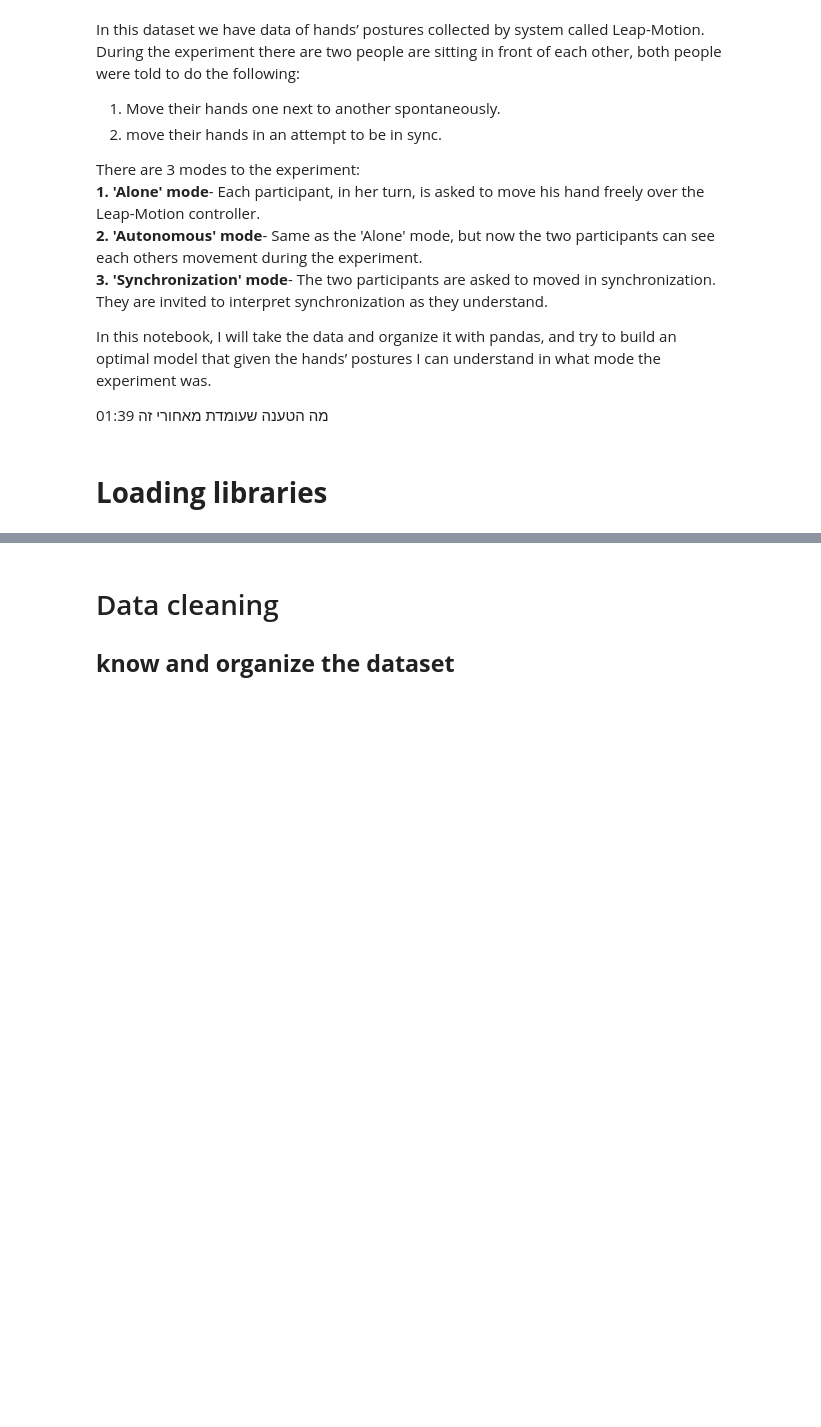
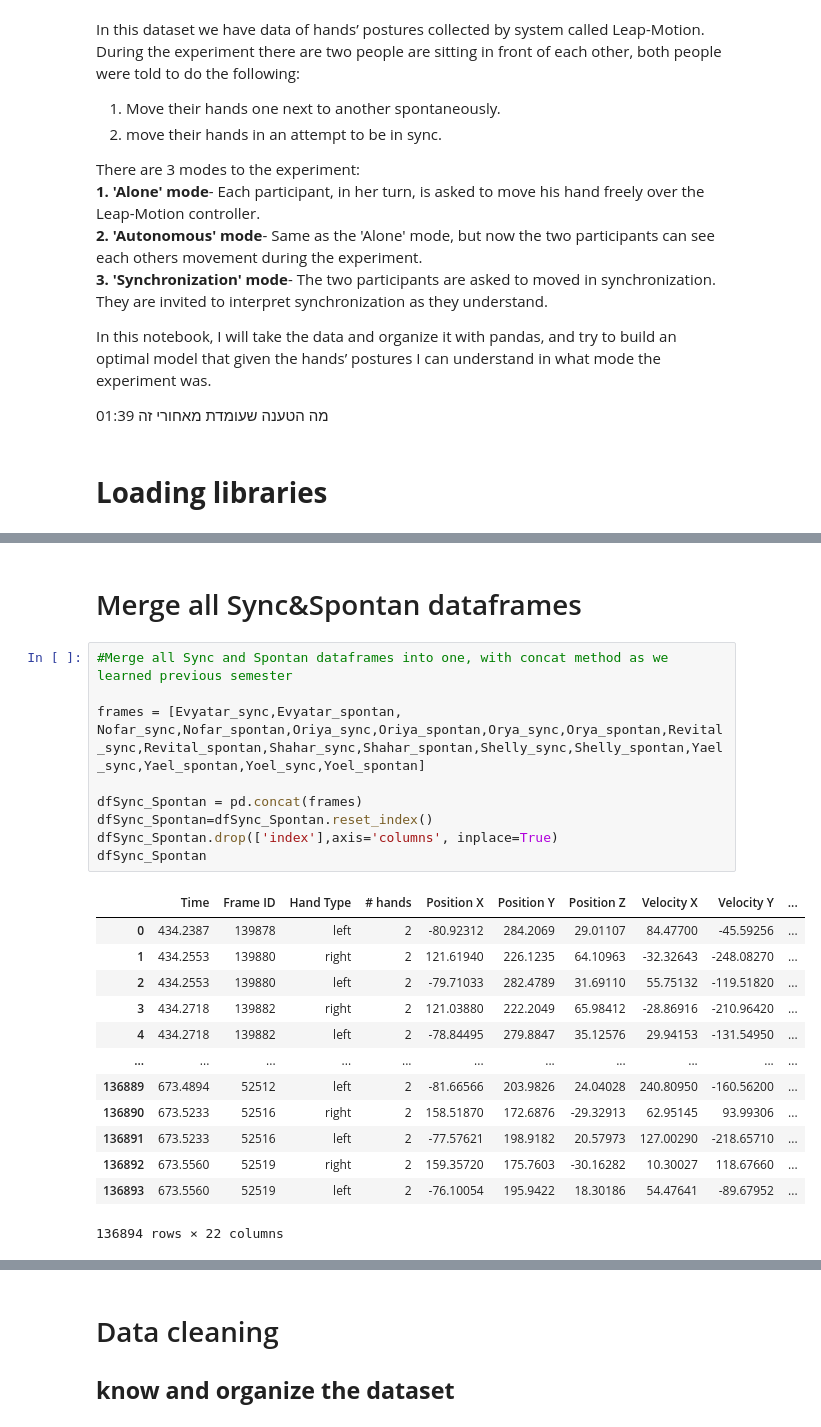
Before and after one commit to yuvalTrip/Final-Project-First-Year-Semester-B, a Jupyter notebook: Pandas- Classification work-Hands Positions.ipynb, the cells around one changed output, grey strips where cells are left out. Cells and saved outputs as stored; diff of their text form; blank space fills up the shorter version.

```diff
--- a/Pandas- Classification work-Hands Positions.ipynb
+++ b/Pandas- Classification work-Hands Positions.ipynb
@@ -87,0 +170,25 @@ Yoel_alone = pd.read_csv(r"C:\Users\yuval\Hand Positions\extraFiles\Training\Yoe
+# %% [markdown]
+# Merge all Sync&Spontan dataframes
+# %%
+#Merge all Sync and Spontan dataframes into one, with concat method as we learned previous semester
+
+frames = [Evyatar_sync,Evyatar_spontan, Nofar_sync,Nofar_spontan,Oriya_sync,Oriya_spontan,Orya_sync,Orya_spontan,Revital_sync,Revital_spontan,Shahar_sync,Shahar_spontan,Shelly_sync,Shelly_spontan,Yael_sync,Yael_spontan,Yoel_sync,Yoel_spontan]
+
+dfSync_Spontan = pd.concat(frames)
+dfSync_Spontan=dfSync_Spontan.reset_index()
+dfSync_Spontan.drop(['index'],axis='columns', inplace=True)
+dfSync_Spontan
+# %% [output]
+|  | Time | Frame ID | Hand Type | # hands | Position X | Position Y | Position Z | Velocity X | Velocity Y | ... |
+| 0 | 434.2387 | 139878 | left | 2 | -80.92312 | 284.2069 | 29.01107 | 84.47700 | -45.59256 | ... |
+| 1 | 434.2553 | 139880 | right | 2 | 121.61940 | 226.1235 | 64.10963 | -32.32643 | -248.08270 | ... |
+| 2 | 434.2553 | 139880 | left | 2 | -79.71033 | 282.4789 | 31.69110 | 55.75132 | -119.51820 | ... |
+| 3 | 434.2718 | 139882 | right | 2 | 121.03880 | 222.2049 | 65.98412 | -28.86916 | -210.96420 | ... |
+| 4 | 434.2718 | 139882 | left | 2 | -78.84495 | 279.8847 | 35.12576 | 29.94153 | -131.54950 | ... |
+| ... | ... | ... | ... | ... | ... | ... | ... | ... | ... | ... |
+| 136889 | 673.4894 | 52512 | left | 2 | -81.66566 | 203.9826 | 24.04028 | 240.80950 | -160.56200 | ... |
+| 136890 | 673.5233 | 52516 | right | 2 | 158.51870 | 172.6876 | -29.32913 | 62.95145 | 93.99306 | ... |
+| 136891 | 673.5233 | 52516 | left | 2 | -77.57621 | 198.9182 | 20.57973 | 127.00290 | -218.65710 | ... |
+| 136892 | 673.5560 | 52519 | right | 2 | 159.35720 | 175.7603 | -30.16282 | 10.30027 | 118.67660 | ... |
+| 136893 | 673.5560 | 52519 | left | 2 | -76.10054 | 195.9422 | 18.30186 | 54.47641 | -89.67952 | ... |
+136894 rows × 22 columns
```
Also changed, not shown: parts of 28 cells of this notebook.
